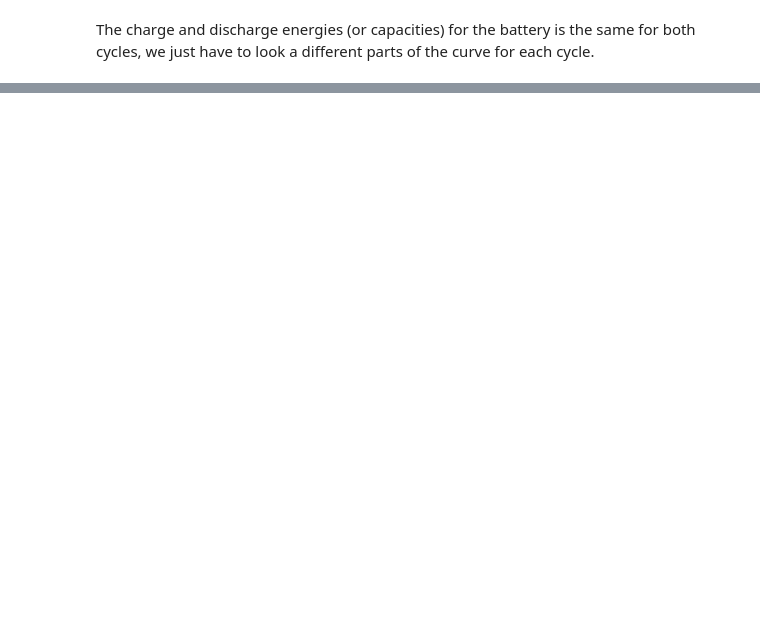
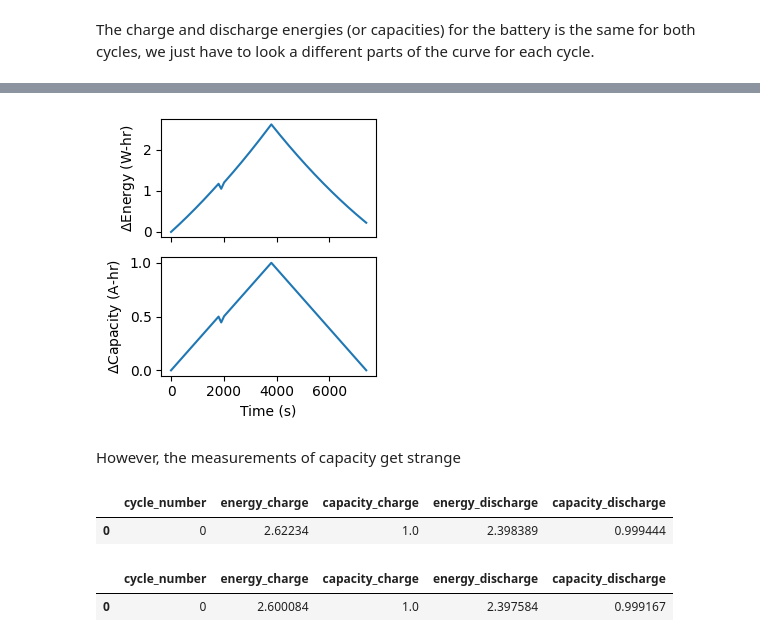
Before and after one commit to ROVI-org/battery-data-toolkit, a Jupyter notebook: docs/features/cell-capacity.ipynb, the cells around one changed output, grey strips where cells are left out. Cells and saved outputs as stored; diff of their text form; code cells hidden in the pictures; blank space fills up the shorter version.

```diff
--- a/docs/features/cell-capacity.ipynb
+++ b/docs/features/cell-capacity.ipynb
@@ -104,0 +121,26 @@ The charge and discharge energies (or capacities) for the battery is the same fo
+# %%
+fig, axs = plt.subplots(2, 1, sharex=True, sharey='row', figsize=(3., 3.3))
+
+axs[0].plot(complex.raw_data['test_time'], complex.raw_data['cycle_energy'])
+axs[1].plot(complex.raw_data['test_time'], complex.raw_data['cycle_capacity'])
+
+axs[0].set_ylabel('$\Delta$Energy (W-hr)')
+axs[1].set_ylabel('$\Delta$Capacity (A-hr)')
+
+axs[1].set_xlabel('Time (s)')
+
+fig.tight_layout()
+# %% [output]
+[figure, added]
+# %% [markdown]
+However, the measurements of capacity get strange
+# %%
+capc.compute_features(complex)
+# %% [output]
+|  | cycle_number | energy_charge | capacity_charge | energy_discharge | capacity_discharge |
+| 0 | 0 | 2.62234 | 1.0 | 2.398389 | 0.999444 |
+# %%
+from_discharged.cycle_stats
+# %% [output]
+|  | cycle_number | energy_charge | capacity_charge | energy_discharge | capacity_discharge |
+| 0 | 0 | 2.600084 | 1.0 | 2.397584 | 0.999167 |
```
Also changed, not shown: parts of 16 cells of this notebook, 16 other files.
